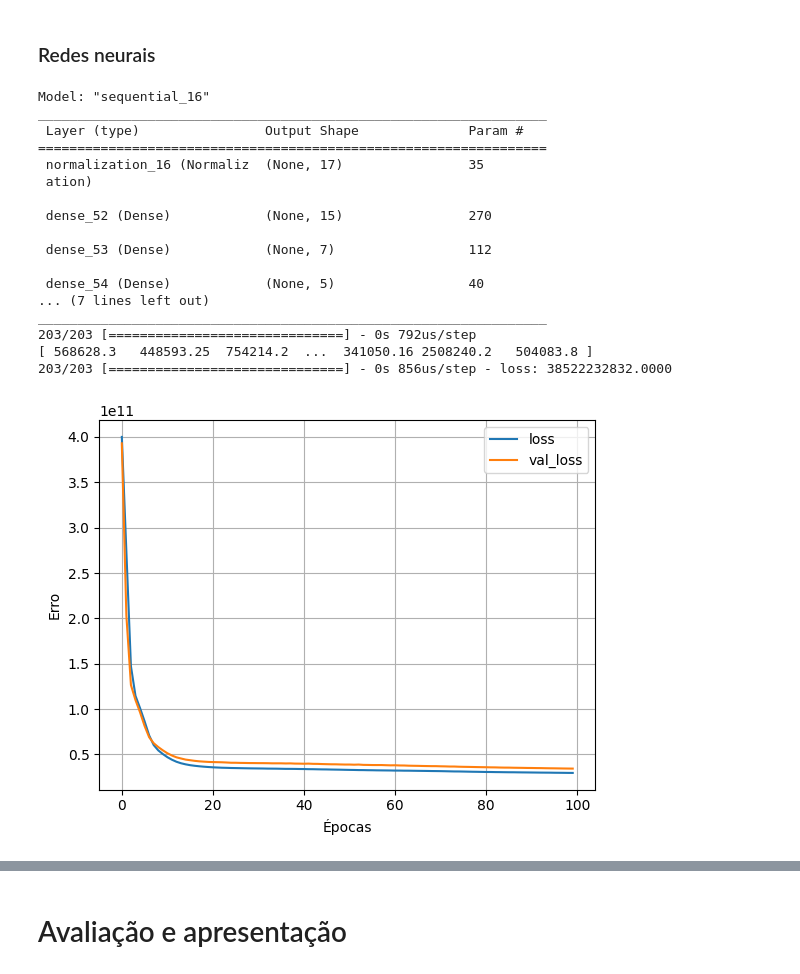
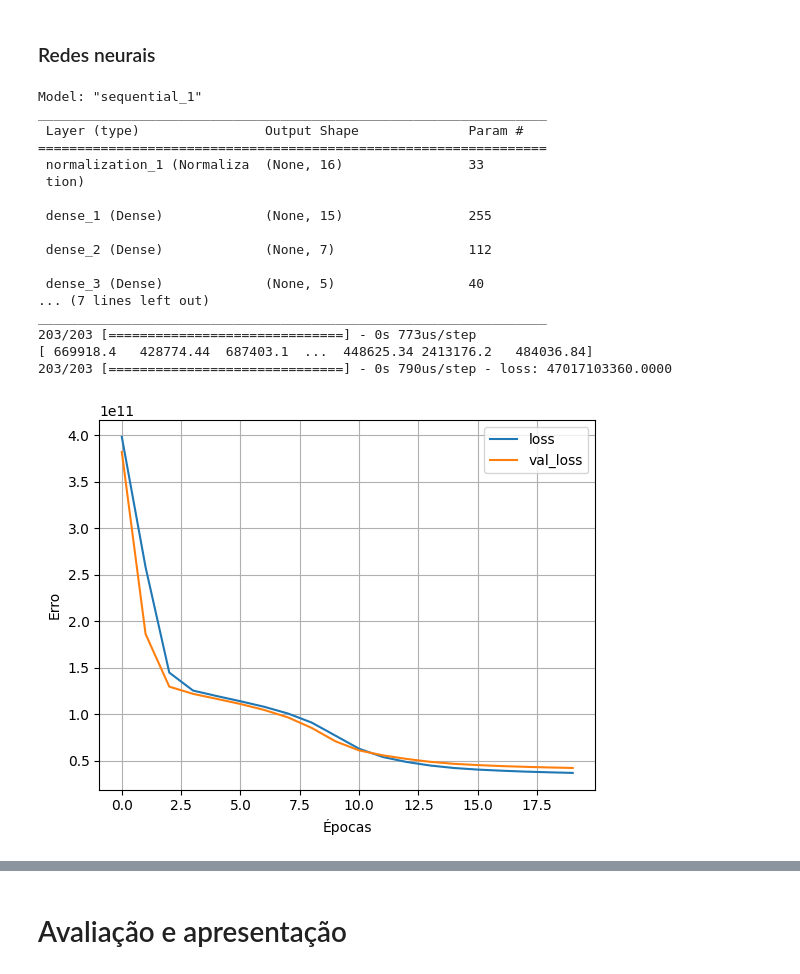
Before and after one commit to leonardodimarchi/ai-regression-and-classification, a Jupyter notebook: regression.ipynb, the cells around one changed output, grey strips where cells are left out. Saved outputs shown, nothing was run; the diff lists cells and outputs as text; code cells hidden in the pictures.

```diff
--- a/regression.ipynb
+++ b/regression.ipynb
@@ -131,0 +131,7 @@ condition        0
+# %%
+# Removendo os atributos
+colunas_para_remover = ['id', 'long', 'condition', 'date']
+dataset_pos_remocao_colunas = dataset.drop(colunas_para_remover, axis=1)
+
+# Exibindo as dimensões do dataset
+print(dataset_pos_remocao_colunas.shape)
@@ -202 +179,9 @@ A fazer
+# %%
+from sklearn.model_selection import train_test_split
+
+# Separando o target e os outros atributos
+target = dataset_pos_remocao_colunas['price']
+X = dataset_pos_remocao_colunas.drop(['price'], axis = 1)
+
+X_train, X_test, y_train, y_test = train_test_split(X, target, test_size = 0.3, random_state=1)
 # %% [markdown]
@@ -204,18 +189,10 @@ A fazer
 # %% [markdown]
 ### Regressão linear
 # %%
-from sklearn.model_selection import train_test_split
 import tensorflow as tf
 from tensorflow import keras
 from tensorflow.keras import layers
 from tensorflow.keras.layers.experimental import preprocessing
-
-# Separando o target e os outros atributos
-target = dataset_removed_columns['price']
-X = dataset_removed_columns.drop(['price'], axis = 1)
-
-# Separando os dados entre treino e teste
-X_train, X_test, y_train, y_test =  train_test_split(X, target, random_state=42, train_size=0.7, shuffle=True)
 
 # Criando normalizador
 normalizer = preprocessing.Normalization()
@@ -354,18 +321,8 @@ SKTree.plot_tree(tree, fontsize=8)
 # %% [markdown]
 ### Redes neurais
 # %%
-from sklearn.model_selection import train_test_split
 from sklearn.metrics import accuracy_score
 import numpy as np
-
-dataset_neural = dataset_removed_columns.copy()
-
-
-# Separando o target e os outros atributos
-target = dataset_neural['price']
-X = dataset_neural.drop(['price'], axis = 1)
-
-X_train, X_test, y_train, y_test = train_test_split(X, target, test_size = 0.3, random_state=1)
 
 normalizer = preprocessing.Normalization()
 normalizer.adapt(X_train.values)
@@ -385,7 +342,7 @@ model.compile(optimizer='adam',
 
 history = model.fit(
     X_train, y_train,
-    epochs=100,
+    epochs=20,
     validation_split = 0.2,
     batch_size=8,
     verbose=0
@@ -394,40 +351,40 @@ history = model.fit(
 plot_loss(history)
 
 y_pred = model.predict(X_test).reshape(-1)
 print(y_pred)
 
 model.evaluate(X_test, y_test)
 
 y_test.mean()
 y_pred.mean()
 
 plt.figure(figsize=(10,6))
 plt.scatter(y_test,y_pred,color="blue",marker="o")
 plt.plot(y_pred,y_pred,marker='o',
          color='green',markerfacecolor='red',
          markersize=7,linestyle='dashed')
 # Add labels and a title
 plt.xlabel("True Values")
 plt.ylabel("Predicted Values")
 plt.title("True vs. Predicted Values")
 
 plt.show()
 # %% [output]
-Model: "sequential_16"
+Model: "sequential_1"
 _________________________________________________________________
  Layer (type)                Output Shape              Param #
 =================================================================
- normalization_16 (Normaliz  (None, 17)                35
- ation)
+ normalization_1 (Normaliza  (None, 16)                33
+ tion)
 
- dense_52 (Dense)            (None, 15)                270
+ dense_1 (Dense)             (None, 15)                255
 
- dense_53 (Dense)            (None, 7)                 112
+ dense_2 (Dense)             (None, 7)                 112
 
- dense_54 (Dense)            (None, 5)                 40
+ dense_3 (Dense)             (None, 5)                 40
 ... (7 lines left out)
 _________________________________________________________________
-203/203 [==============================] - 0s 792us/step
-[ 568628.3   448593.25  754214.2  ...  341050.16 2508240.2   504083.8 ]
-203/203 [==============================] - 0s 856us/step - loss: 38522232832.0000
+203/203 [==============================] - 0s 773us/step
+[ 669918.4   428774.44  687403.1  ...  448625.34 2413176.2   484036.84]
+203/203 [==============================] - 0s 790us/step - loss: 47017103360.0000
-[figure, old version]
+[figure, new version]
```
Also changed, not shown: parts of 26 cells of this notebook.
